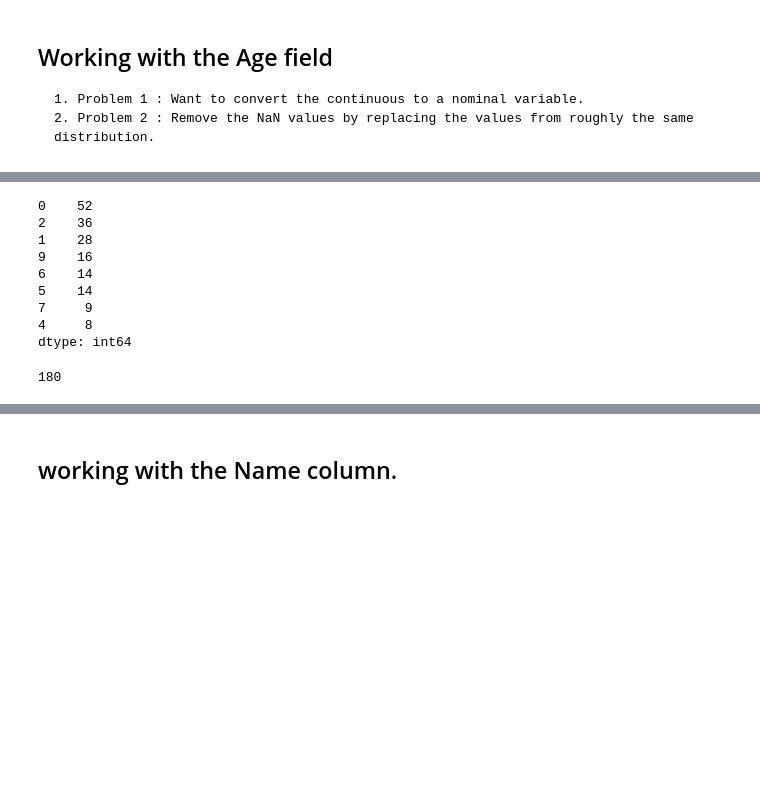
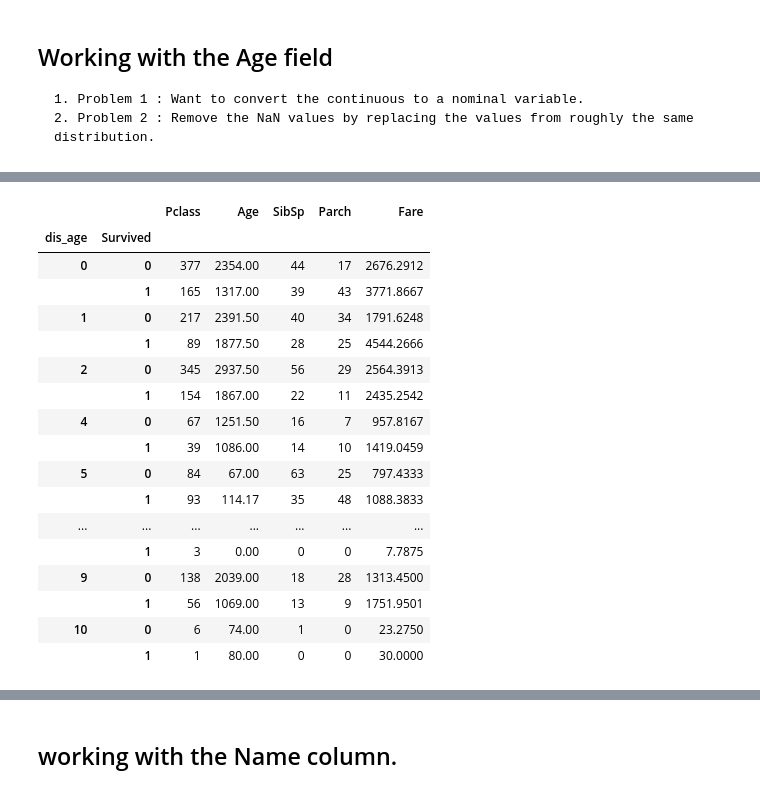
Before and after one commit to guptaachin/Titanic-data-analysis, a Jupyter notebook: jupyter-nb.ipynb, the cells around one changed output, grey strips where cells are left out. Saved outputs shown, nothing was run; the diff lists cells and outputs as text; code cells hidden in the pictures; blank space fills up the shorter version.

Commit message:
added age and the fare analysis

```diff
--- a/jupyter-nb.ipynb
+++ b/jupyter-nb.ipynb
@@ -84,18 +62,0 @@ l_ = [0] * 177 + [2] * 169 + [1] * 118 + [9] * 70 + [5] * 54 + [6] * 46 + [4] *
-# %%
-a_ = []
-for _ in range(177) : a_.append(np.random.choice(l_, replace=False))
-pd.Series(a_).value_counts()
-# %% [output]
-0    52
-2    36
-1    28
-9    16
-6    14
-5    14
-7     9
-4     8
-dtype: int64
-# %%
-dataframe[dataframe['Age'].isnull()].index[0]
-# %% [output]
-180
@@ -107,0 +71,21 @@ fix_age()
+# %%
+dataframe.groupby(by=['dis_age','Survived']).sum()
+# %% [output]
+|  |  | Pclass | Age | SibSp | Parch | Fare |
+| dis_age | Survived |  |  |  |  |  |
+| 0 | 0 | 377 | 2354.00 | 44 | 17 | 2676.2912 |
+|  | 1 | 165 | 1317.00 | 39 | 43 | 3771.8667 |
+| 1 | 0 | 217 | 2391.50 | 40 | 34 | 1791.6248 |
+|  | 1 | 89 | 1877.50 | 28 | 25 | 4544.2666 |
+| 2 | 0 | 345 | 2937.50 | 56 | 29 | 2564.3913 |
+|  | 1 | 154 | 1867.00 | 22 | 11 | 2435.2542 |
+| 4 | 0 | 67 | 1251.50 | 16 | 7 | 957.8167 |
+|  | 1 | 39 | 1086.00 | 14 | 10 | 1419.0459 |
+| 5 | 0 | 84 | 67.00 | 63 | 25 | 797.4333 |
+|  | 1 | 93 | 114.17 | 35 | 48 | 1088.3833 |
+| ... | ... | ... | ... | ... | ... | ... |
+|  | 1 | 3 | 0.00 | 0 | 0 | 7.7875 |
+| 9 | 0 | 138 | 2039.00 | 18 | 28 | 1313.4500 |
+|  | 1 | 56 | 1069.00 | 13 | 9 | 1751.9501 |
+| 10 | 0 | 6 | 74.00 | 1 | 0 | 23.2750 |
+|  | 1 | 1 | 80.00 | 0 | 0 | 30.0000 |
```
Also changed, not shown: parts of 10 cells of this notebook, 3 other files.
